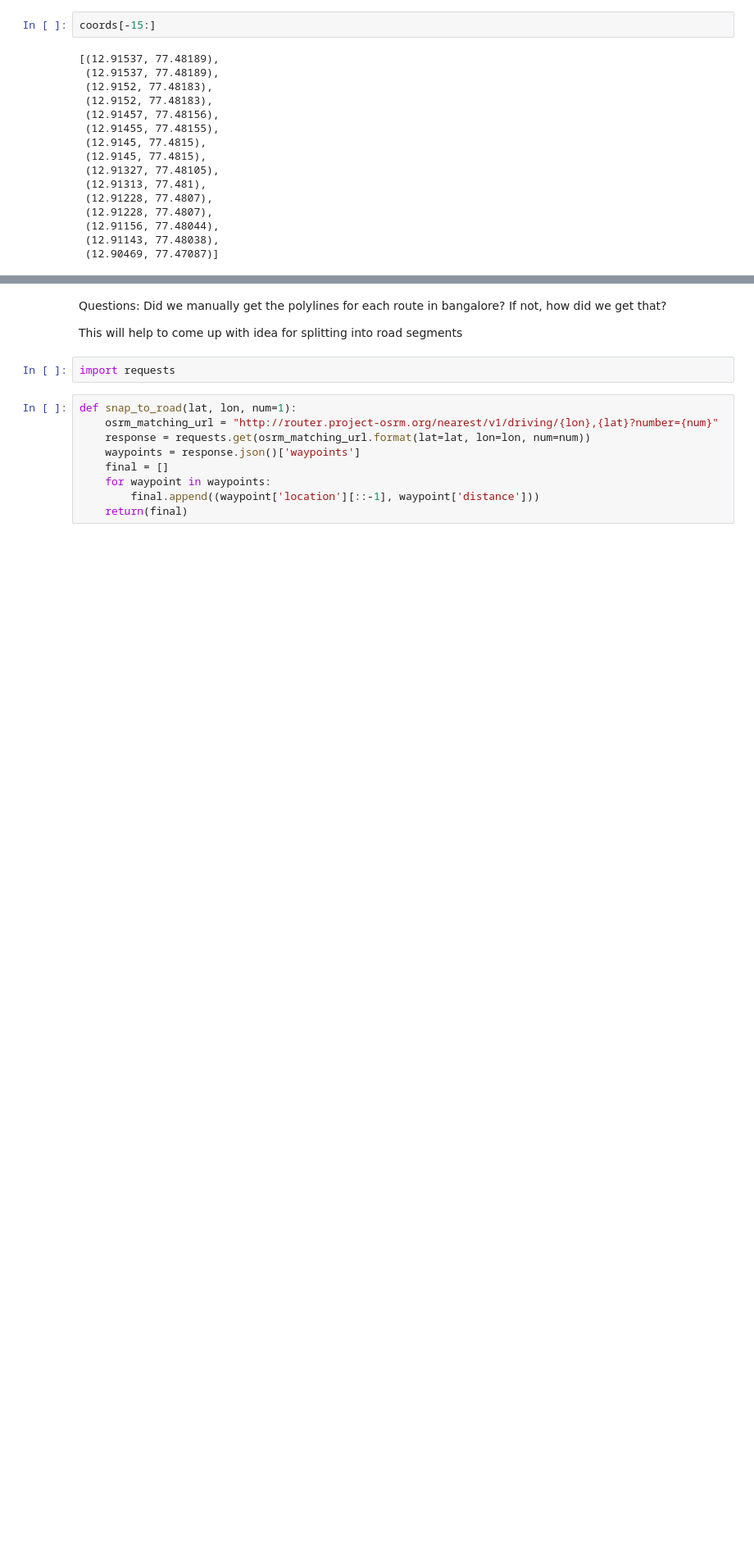
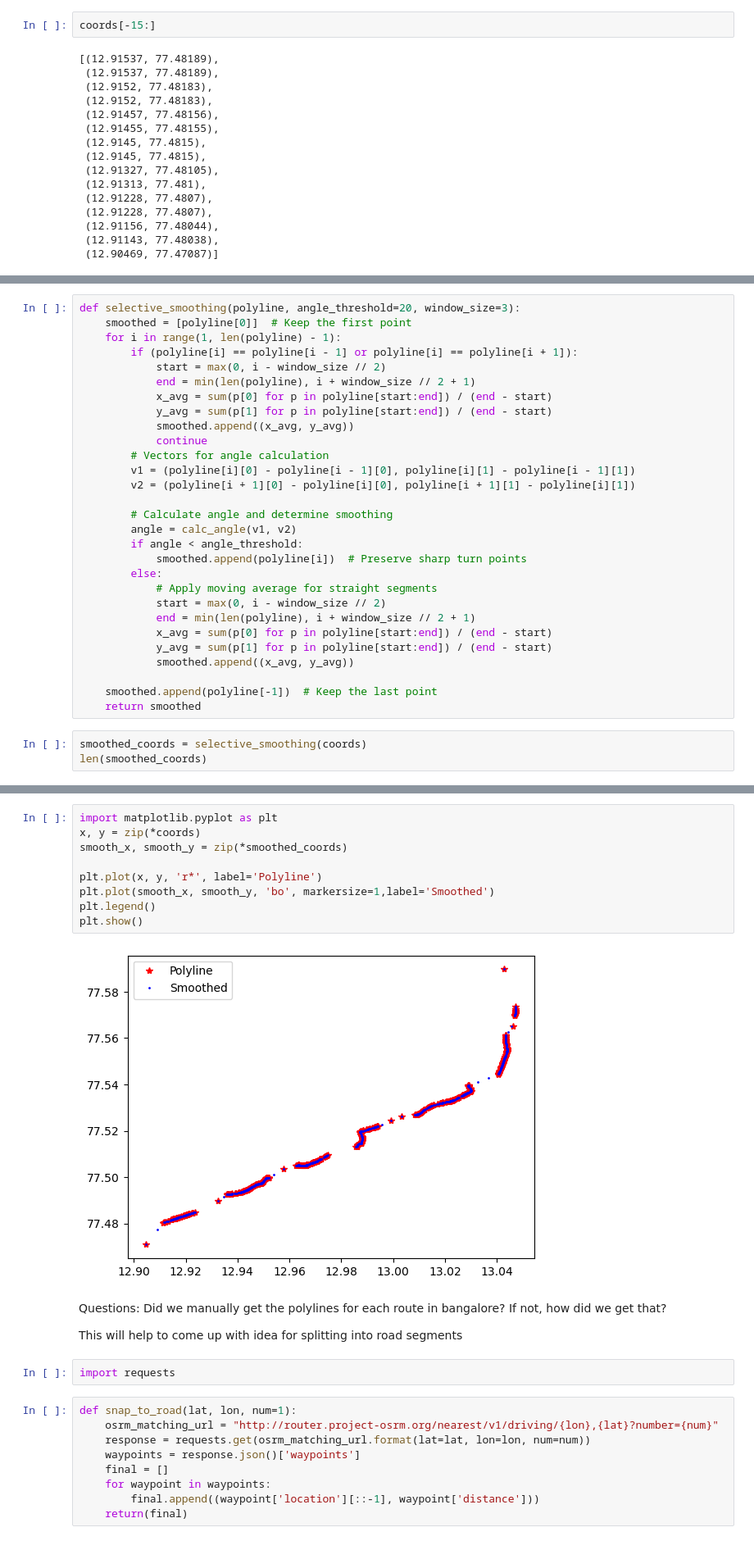
Before and after one commit to raghavcast/ETA-prediction, a Jupyter notebook: Traffic prediction.ipynb, the cells around one changed output, grey strips where cells are left out. Shown at 82% size. Cells and saved outputs as stored; diff of their text form; blank space fills up the shorter version.

```diff
--- a/Traffic prediction.ipynb
+++ b/Traffic prediction.ipynb
@@ -193,0 +204,32 @@ coords[-15:]
+# %%
+def selective_smoothing(polyline, angle_threshold=20, window_size=3):
+    smoothed = [polyline[0]]  # Keep the first point
+    for i in range(1, len(polyline) - 1):
+        if (polyline[i] == polyline[i - 1] or polyline[i] == polyline[i + 1]):
+            start = max(0, i - window_size // 2)
+            end = min(len(polyline), i + window_size // 2 + 1)
+            x_avg = sum(p[0] for p in polyline[start:end]) / (end - start)
+            y_avg = sum(p[1] for p in polyline[start:end]) / (end - start)
+            smoothed.append((x_avg, y_avg))
+            continue
+        # Vectors for angle calculation
+        v1 = (polyline[i][0] - polyline[i - 1][0], polyline[i][1] - polyline[i - 1][1])
+        v2 = (polyline[i + 1][0] - polyline[i][0], polyline[i + 1][1] - polyline[i][1])
+
+        # Calculate angle and determine smoothing
+        angle = calc_angle(v1, v2)
+        if angle < angle_threshold:
+            smoothed.append(polyline[i])  # Preserve sharp turn points
+        else:
+            # Apply moving average for straight segments
+            start = max(0, i - window_size // 2)
+            end = min(len(polyline), i + window_size // 2 + 1)
+            x_avg = sum(p[0] for p in polyline[start:end]) / (end - start)
+            y_avg = sum(p[1] for p in polyline[start:end]) / (end - start)
+            smoothed.append((x_avg, y_avg))
+
+    smoothed.append(polyline[-1])  # Keep the last point
+    return smoothed
+# %%
+smoothed_coords = selective_smoothing(coords)
+len(smoothed_coords)
@@ -194,3 +256,14 @@ coords[-15:]
+# %%
+import matplotlib.pyplot as plt
+x, y = zip(*coords)
+smooth_x, smooth_y = zip(*smoothed_coords)
+
+plt.plot(x, y, 'r*', label='Polyline')
+plt.plot(smooth_x, smooth_y, 'bo', markersize=1,label='Smoothed')
+plt.legend()
+plt.show()
+# %% [output]
+[figure, added]
 # %% [markdown]
 Questions: Did we manually get the polylines for each route in bangalore? If not, how did we get that?
 
```
Also changed, not shown: parts of 48 cells of this notebook.
